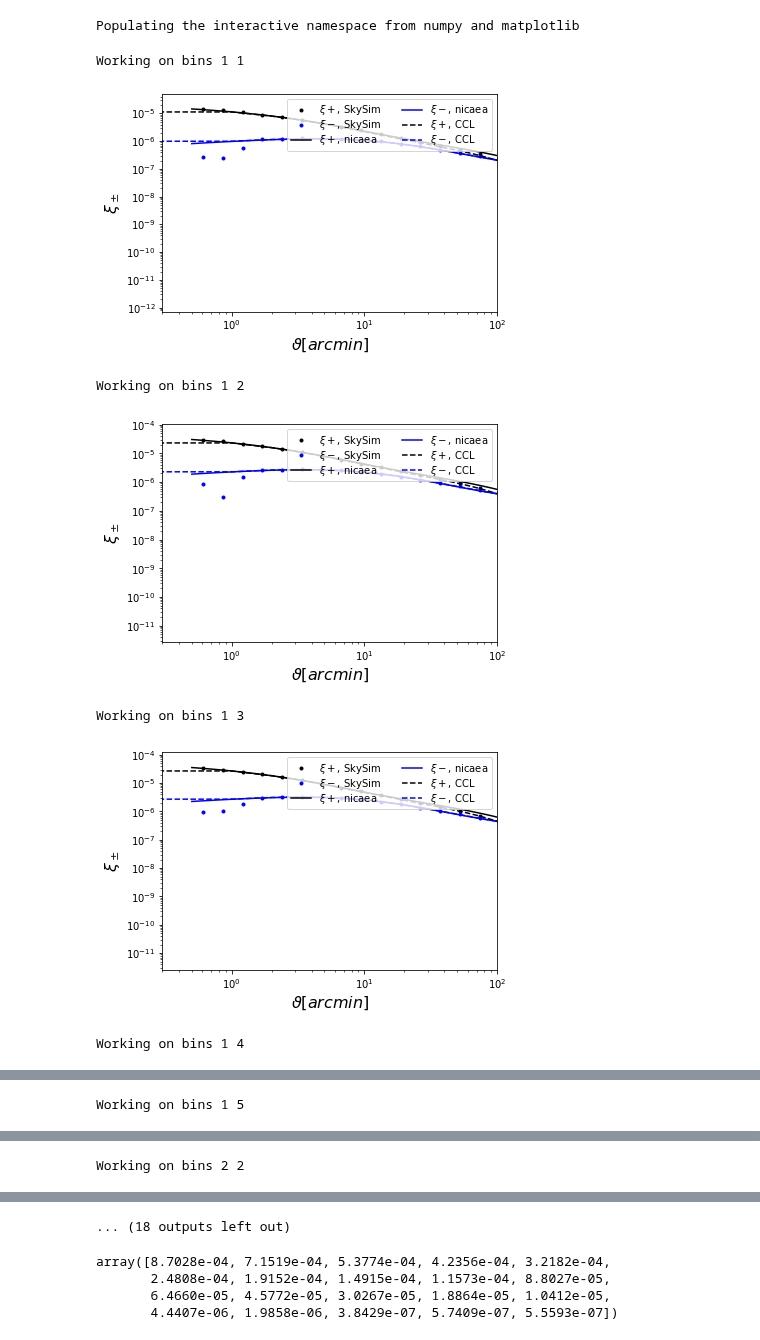
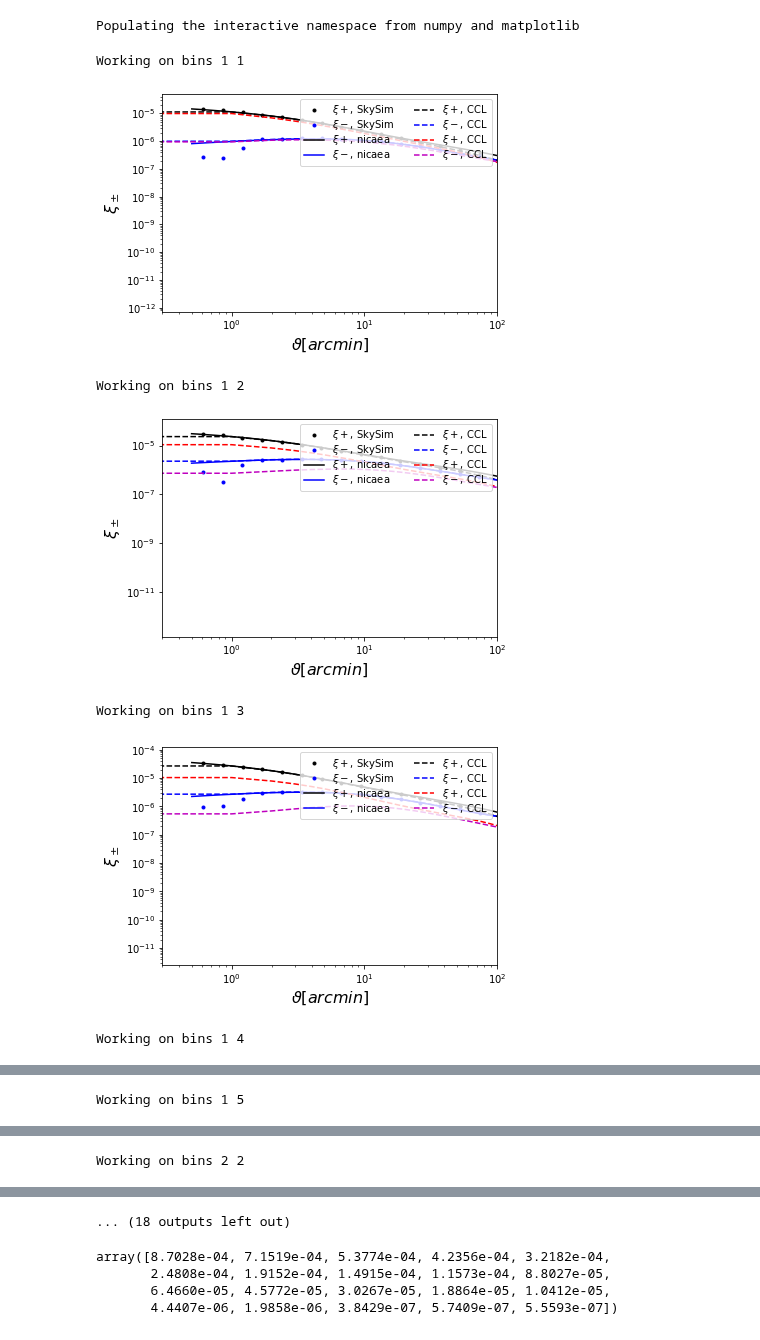
Before and after one commit to LSSTDESC/SkySim5000_IA_infusion, a Jupyter notebook: Compare_Mocks_Theory.ipynb, the cells around one changed output, grey strips where cells are left out. Saved outputs shown, nothing was run; the diff lists cells and outputs as text; code cells hidden in the pictures.

Commit message:
Included an IA sector in Treecorr and in the Compare_Mocks_Theory notebooks

```diff
--- a/Compare_Mocks_Theory.ipynb
+++ b/Compare_Mocks_Theory.ipynb
@@ -41,18 +41,21 @@ for bin1 in np.arange(5)+1:
 
         # Get Treecorr measurements
         filename=path_treecorr+'cross_correlation_tomo{}_{}'.format(bin1,bin2)
-        #print('Opening ',filename)
-        #gg = treecorr.GGCorrelation(nbins = 9, min_sep = 0.00833333, max_sep = 7.925, bin_slop = 0.01)
-        #gg = treecorr.GGCorrelation(nbins = 20, min_sep = 0.03333333, max_sep = 1.66666667, bin_slop = 0.01)
+        filename_IA=path_treecorr+'cross_correlation_IA_tomo{}_{}'.format(bin1,bin2)
+
         gg = treecorr.GGCorrelation(nbins = 20, min_sep=0.5, max_sep=475.5, sep_units='arcmin',bin_slop=0.01)
 
+        #No IA
         gg.read(filename)
         xip[:,counter]=gg.xip
         xim[:,counter]=gg.xim
+
+        # With IA, uncomment when ready
+        #gg.read(filename_IA)
+        #xip_IA[:,counter]=gg.xip
+        #xim_IA[:,counter]=gg.xim
+
         theta=gg.meanr
-        #theta=gg.meanr*60*60
-
-
 
         #Get xi+ theory (nicaea)
         file_nicaea=np.loadtxt(path_nicaea+'xip_StageIV_bin{}_bin{}.dat'.format(bin1,bin2))
@@ -67,40 +70,49 @@ for bin1 in np.arange(5)+1:
         # Find the right column:
         for tomo in range(0,15):
             if(z_combination[tomo][0]==bin2 and z_combination[tomo][1]==bin1 ):
                 #print(z_combination[tomo][0], z_combination[tomo][1])
                 #print("Will use column",tomo)
                 break
+
         theta_CCL=data['theta']
         theta_CCL=theta_CCL[0,:]
         xip_CCL=NO_IA_plus[tomo,:]
         xim_CCL=NO_IA_minus[tomo,:]
 
+        xip_CCL_IA=NO_IA_plus[tomo,:] +GI_NLA_plus[tomo,:] +II_NLA_plus[tomo,:]
+        xim_CCL_IA=NO_IA_minus[tomo,:]+GI_NLA_minus[tomo,:]+II_NLA_minus[tomo,:]
 
-        counter +=1
 
-        #plt.plot(theta, 4*np.pi*gg.xip, 'k.', label='$\\xi+$, SkySim')
-        #plt.plot(theta, 4*np.pi*gg.xim, 'b.', label='$\\xi-$, SkySim')
+        # no IA
+        plt.plot(theta, xip[:,counter], 'k.', label='$\\xi+$, SkySim')
+        plt.plot(theta, xim[:,counter], 'b.', label='$\\xi-$, SkySim')
 
-        plt.plot(theta, gg.xip, 'k.', label='$\\xi+$, SkySim')
-        plt.plot(theta, gg.xim, 'b.', label='$\\xi-$, SkySim')
+        # with IA, uncomment when ready
+        #plt.plot(theta, xip_IA[:,counter], 'r.', label='$\\xi+$, SkySim-IA')
+        #plt.plot(theta, xim_IA[:,counter], 'm.', label='$\\xi-$, SkySim-IA')
+
 
         plt.plot(theta_nicaea, xip_nicaea, 'k-', label='$\\xi+$, nicaea')
         plt.plot(theta_nicaea, xim_nicaea, 'b-', label='$\\xi-$, nicaea')
         plt.plot(theta_CCL, xip_CCL, 'k--', label='$\\xi+$, CCL')
         plt.plot(theta_CCL, xim_CCL, 'b--', label='$\\xi-$, CCL')
+        plt.plot(theta_CCL, xip_CCL_IA, 'r--', label='$\\xi+$, CCL')
+        plt.plot(theta_CCL, xim_CCL_IA, 'm--', label='$\\xi-$, CCL')
 
 
         plt.loglog()
         plt.xlabel('$\\vartheta [arcmin]$', fontsize=16)
         plt.ylabel('$\\xi_\\pm$', fontsize=16)
         plt.legend(loc='upper right', ncol=2, labelspacing=0.1)
         plt.xlim([0.3, 100])
         plt.show()
+
+        counter +=1
 # %% [output]
 Working on bins 1 1
-[figure, old version]
+[figure, new version]
 Working on bins 1 2
-[figure, old version]
+[figure, new version]
 Working on bins 1 3
-[figure, old version]
+[figure, new version]
 Working on bins 1 4
```
Also changed, not shown: parts of 2 cells of this notebook, 3 other files.
